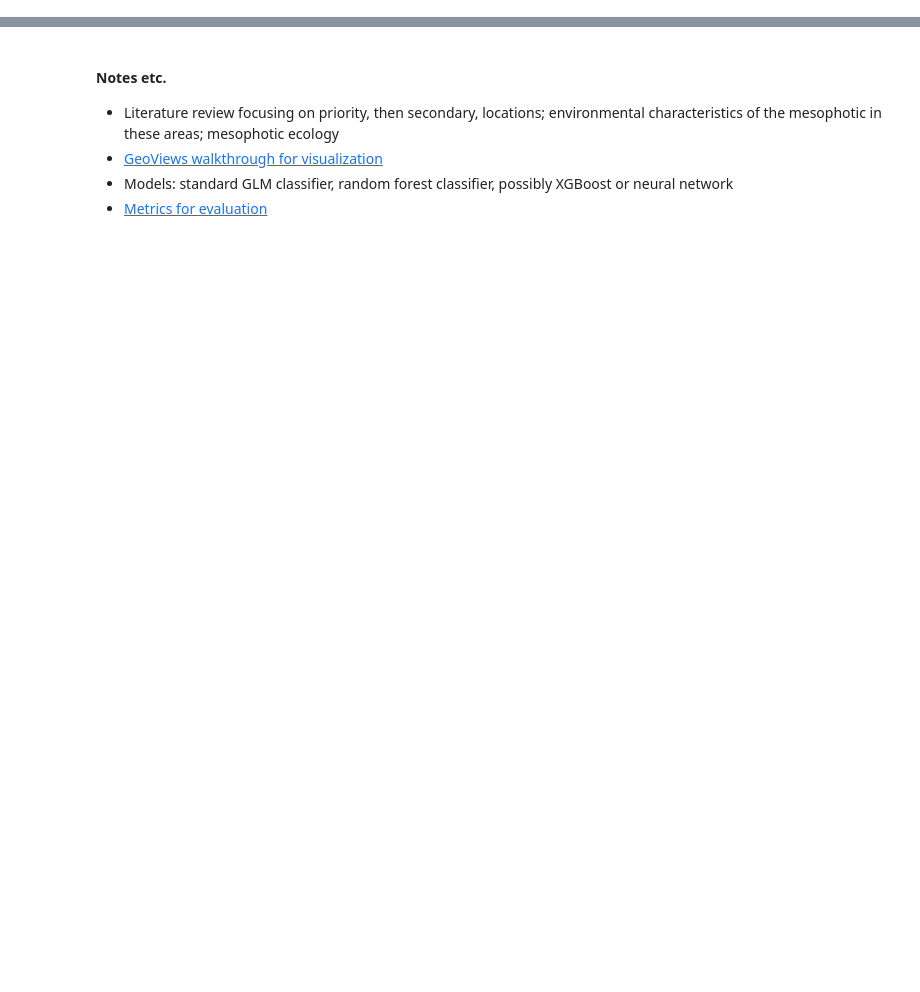
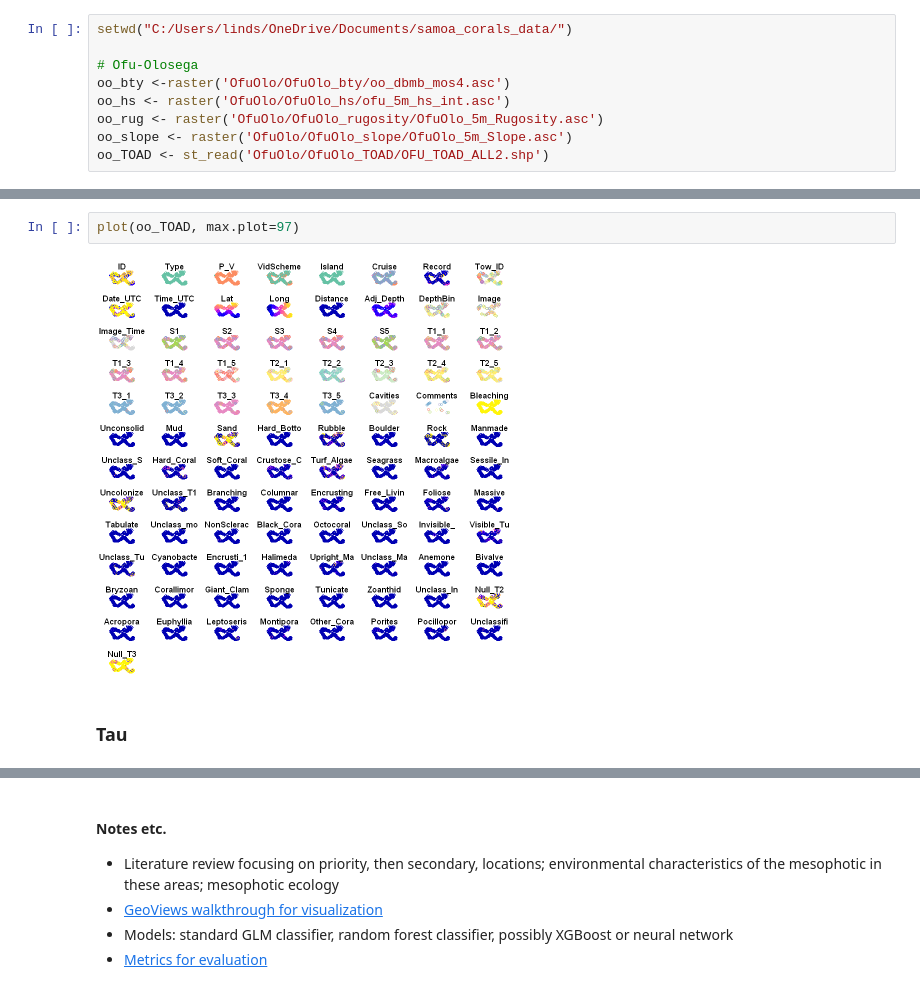
Before and after one commit to lindsayveazey/samoa-corals, a Jupyter notebook: data_wrangling.ipynb, the cells around one changed output, grey strips where cells are left out. Cells and saved outputs as stored; diff of their text form; blank space fills up the shorter version.

Commit message:
All data imported

```diff
--- a/data_wrangling.ipynb
+++ b/data_wrangling.ipynb
@@ -65,0 +59,9 @@ ERROR: Error in stopifnot(is.list(srl)): infinite label point
+# %%
+setwd("C:/Users/linds/OneDrive/Documents/samoa_corals_data/")
+
+# Ofu-Olosega
+oo_bty <-raster('OfuOlo/OfuOlo_bty/oo_dbmb_mos4.asc')
+oo_hs <- raster('OfuOlo/OfuOlo_hs/ofu_5m_hs_int.asc')
+oo_rug <- raster('OfuOlo/OfuOlo_rugosity/OfuOlo_5m_Rugosity.asc')
+oo_slope <- raster('OfuOlo/OfuOlo_slope/OfuOlo_5m_Slope.asc')
+oo_TOAD <- st_read('OfuOlo/OfuOlo_TOAD/OFU_TOAD_ALL2.shp')
@@ -65,0 +84,6 @@ ERROR: Error in stopifnot(is.list(srl)): infinite label point
+# %%
+plot(oo_TOAD, max.plot=97)
+# %% [output]
+[figure, added]
+# %% [markdown]
+### Tau
```
Also changed, not shown: parts of 16 cells of this notebook.
